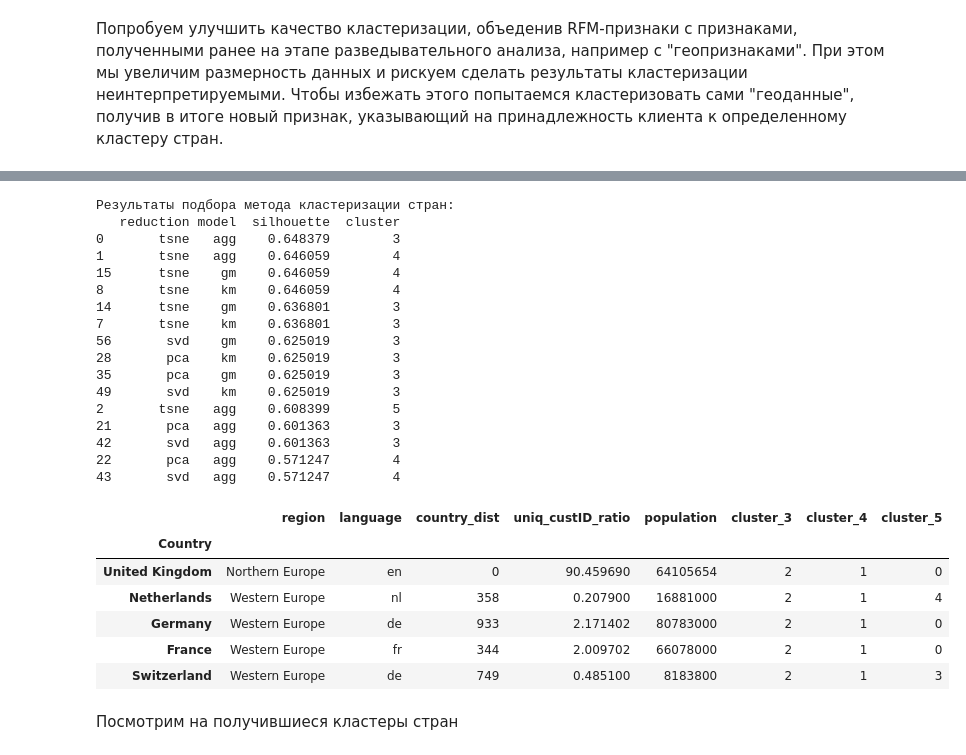
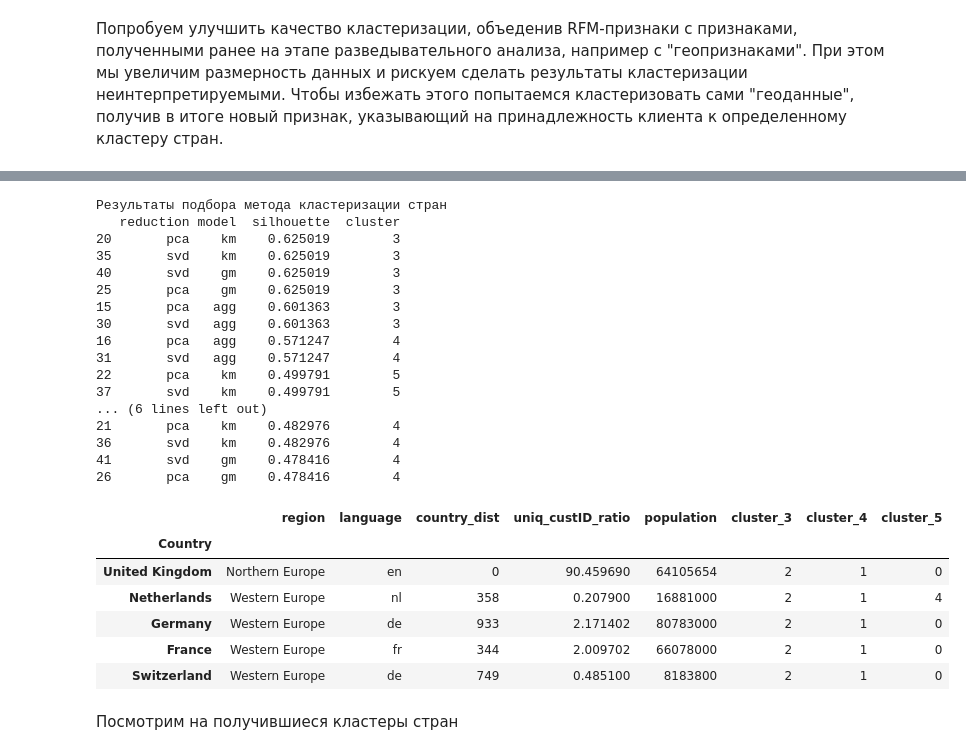
Before and after one commit to DSPilshchikov/Project_6, a Jupyter notebook: PROJECT-6._Сегментация_клиентов_онлайн-магазина.ipynb, the cells around one changed output, grey strips where cells are left out. Saved outputs shown, nothing was run; the diff lists cells and outputs as text; code cells hidden in the pictures.

```diff
--- a/PROJECT-6._Сегментация_клиентов_онлайн-магазина.ipynb
+++ b/PROJECT-6._Сегментация_клиентов_онлайн-магазина.ipynb
@@ -393,7 +407,7 @@ for i, feature in enumerate(dt_features):
                      row=2, col=1, )
     fig.update_layout(width=800, xaxis_title=feature,
                   title_text=f'Суммарная стоимость и общее кол-во заказов  в разрезе признака {feature}')
-    fig.write_html(f'plotly/bar_{i}.html')
+    # fig.write_html(f'plotly/bar_{i}.html')
     fig.show()
 # %% [markdown]
 Исходя из построенных графиков можно сделать следующие выводы:
@@ -778,0 +768,3 @@ Name: count, dtype: int64
+# %%
+# применяем к rfm_table_scale различные способы понижения размерности и визуализируем результаты
+rfm_res_list = get_reduction(scaler=StandardScaler(),enc_array=rfm_table, index_data=rfm_table ,p=12, n=1)
@@ -779,3 +792,8 @@ Name: count, dtype: int64
+# %%
+# получаем метки кластеров с помощью модели, показавшей наибольший коэффициент силуэта
+km =  KMeans(n_clusters=3, init='random', random_state=42)
+km.fit(rfm_res_list[0]['svd'])
+rfm_table['simple_label'] = km.labels_
 # %% [markdown]
 ### 3.2. Интерпретация результатов кластеризации
 # %% [markdown]
@@ -887,56 +915,58 @@ country_data.head()
 # %%
 # подготовим данные для обучения
 ct = make_column_transformer((OneHotEncoder(), ['region']),
-                        (BinaryEncoder(), ['language']),
-                        (MinMaxScaler(), ['country_dist', 'uniq_custID_ratio', 'population']))
+                             (BinaryEncoder(), ['language']),
+                             (MinMaxScaler(), ['country_dist', 'uniq_custID_ratio', 'population']))
 
 enc_country_data = ct.fit_transform(country_data)
+
+# понижаем размерность данных и строим диаграммы рассеяния полученных данных
+reduction_country = get_reduction(scaler=StandardScaler(), enc_array=enc_country_data, index_data=country_data, p=5, n=2)
 # %%
 # подбираем способ кластеризации
-res_country = get_silhouette_res_and_scatter(scaler=StandardScaler(), enc_array=enc_country_data, index_data=country_data, p=9, n=2)
-print('Результаты подбора метода кластеризации стран: ')
-print(res_country[0].head(15))
+print('Результаты подбора метода кластеризации стран')
+print(get_best_model(reduction_country[0]).head(20))
 # %% [output]
-Результаты подбора метода кластеризации стран:
+Результаты подбора метода кластеризации стран
    reduction model  silhouette  cluster
-0       tsne   agg    0.648379        3
-1       tsne   agg    0.646059        4
-15      tsne    gm    0.646059        4
-8       tsne    km    0.646059        4
-14      tsne    gm    0.636801        3
-7       tsne    km    0.636801        3
-56       svd    gm    0.625019        3
-28       pca    km    0.625019        3
-35       pca    gm    0.625019        3
-49       svd    km    0.625019        3
-2       tsne   agg    0.608399        5
-21       pca   agg    0.601363        3
-42       svd   agg    0.601363        3
-22       pca   agg    0.571247        4
-43       svd   agg    0.571247        4
+20       pca    km    0.625019        3
+35       svd    km    0.625019        3
+40       svd    gm    0.625019        3
+25       pca    gm    0.625019        3
+15       pca   agg    0.601363        3
+30       svd   agg    0.601363        3
+16       pca   agg    0.571247        4
+31       svd   agg    0.571247        4
+22       pca    km    0.499791        5
+37       svd    km    0.499791        5
+... (6 lines left out)
+21       pca    km    0.482976        4
+36       svd    km    0.482976        4
+41       svd    gm    0.478416        4
+26       pca    gm    0.478416        4
 # %%
 # получаем метки кластеров с помощью моделей, показавших наибольшее значение коэффициета силуэта
 # для трех, четырех и пяти кластеров
 gm_3 = GaussianMixture(n_components=3, random_state=42)
-country_data['cluster_3'] = gm_3.fit_predict(res_country[1]['svd'])
+country_data['cluster_3'] = gm_3.fit_predict(reduction_country[0]['svd'])
 
 agg_4 = AgglomerativeClustering(4, linkage='average', metric='l2')
-agg_4.fit(res_country[1]['pca'])
+agg_4.fit(reduction_country[0]['pca'])
 country_data['cluster_4'] = agg_4.labels_
 
 agg_5 = AgglomerativeClustering(5, linkage='average', metric='l2')
-agg_5.fit(res_country[1]['tsne'])
+agg_5.fit(reduction_country[0]['tsne'])
 country_data['cluster_5'] = agg_5.labels_
 
 country_data.head() # итоговый датасет с тремя вариантами кластеризации стран
 # %% [output]
 |  | region | language | country_dist | uniq_custID_ratio | population | cluster_3 | cluster_4 | cluster_5 |
 | Country |  |  |  |  |  |  |  |  |
 | United Kingdom | Northern Europe | en | 0 | 90.459690 | 64105654 | 2 | 1 | 0 |
 | Netherlands | Western Europe | nl | 358 | 0.207900 | 16881000 | 2 | 1 | 4 |
 | Germany | Western Europe | de | 933 | 2.171402 | 80783000 | 2 | 1 | 0 |
 | France | Western Europe | fr | 344 | 2.009702 | 66078000 | 2 | 1 | 0 |
-| Switzerland | Western Europe | de | 749 | 0.485100 | 8183800 | 2 | 1 | 3 |
+| Switzerland | Western Europe | de | 749 | 0.485100 | 8183800 | 2 | 1 | 0 |
 # %%
 # создаем словари для всех вариантов кластеризации (для 3, 4 и 5 кластеров)
 
```
Also changed, not shown: parts of 68 cells of this notebook, 20 other files.
